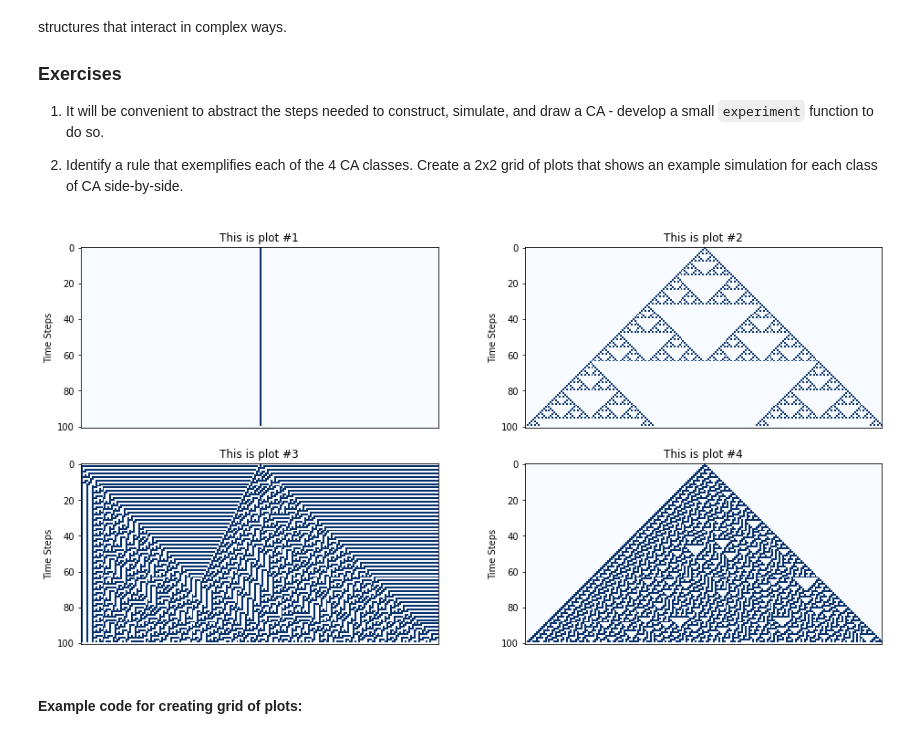
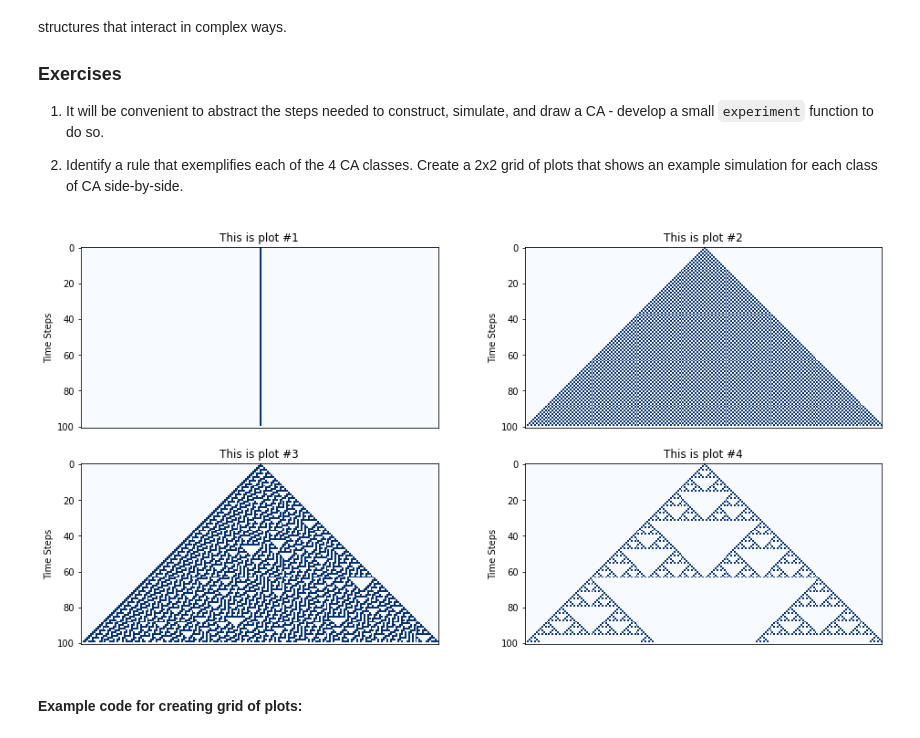
Before and after one commit to owengenge/cap-comp215, a Jupyter notebook: labs/lab05.ipynb, the cells around one changed output. Saved outputs shown, nothing was run; the diff lists cells and outputs as text; code cells hidden in the pictures.

```diff
--- a/labs/lab05.ipynb
+++ b/labs/lab05.ipynb
@@ -196,24 +196,24 @@ Wolfram identifies 4 "classes" of Elementary Cellular Automata:
 # %%
 # Solution for Ex. 3 here...
 def experiment(rule_num, state, n_steps):
   ca = Cell1D(rule=get_lookup_table(rule_num), start_state=state)
   return ca.simulate(n_steps)
 
 
 ex1 = experiment(4, single_centre_array(200), 100)
-ex2 = experiment(90, single_centre_array(200), 100)
-ex3 = experiment(45, single_centre_array(200), 100)
-ex4 = experiment(30, single_centre_array(200), 100)
+ex2 = experiment(50, single_centre_array(200), 100)
+ex3 = experiment(30, single_centre_array(200), 100)
+ex4 = experiment(90, single_centre_array(200), 100)
 
 examples = [ex1, ex2, ex3, ex4]
 
 plt.subplots(figsize=(16, 8))   # total figure size for subplots is 16 x 8 inches
 # Example: plot 4 plots in a 2x2 grid - plots are number 1..4
 for i in range(1, 5):
     plt.subplot(2, 2, i)         # draw next plot in "cell i" of a 2 x 2 grid
     plot_ca(examples[i-1], title=f'This is plot #{i}')
 # %% [output]
-[figure, old version]
+[figure, new version]
 # %% [markdown]
 #### Example code for creating grid of plots:
 # %%
```
